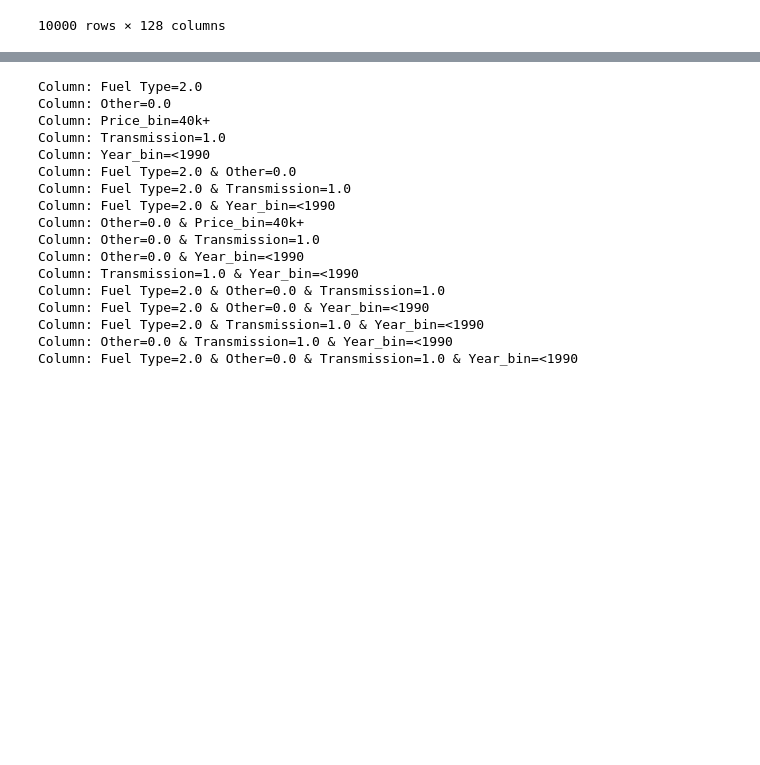
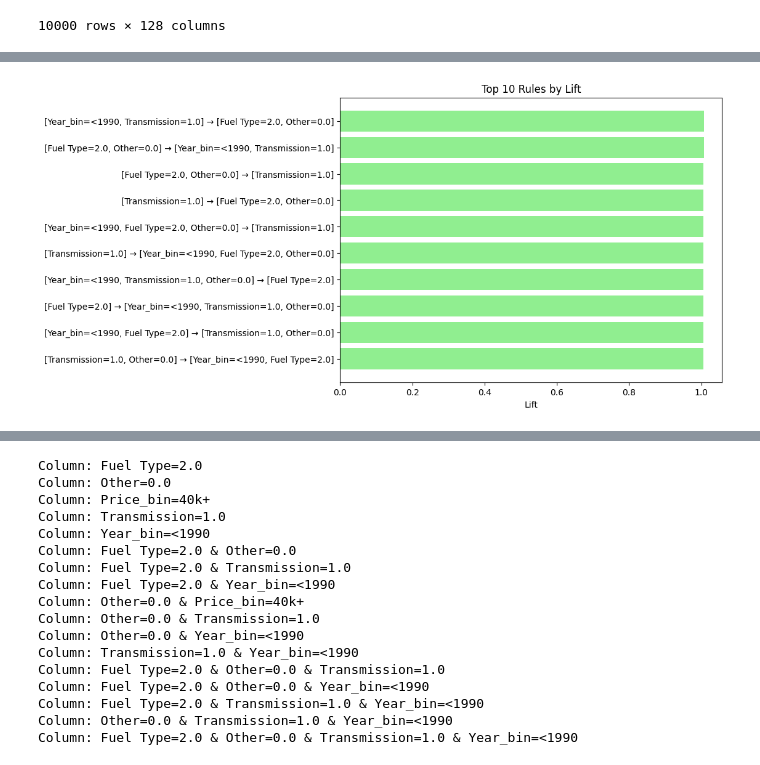
Before and after one commit to dodsoneatwit/AssociationRuleMiningWithLLMs, a Jupyter notebook: lib/src/elijah_rule_mining_analysis.ipynb, the cells around one changed output, grey strips where cells are left out. Cells and saved outputs as stored; diff of their text form; code cells hidden in the pictures; blank space fills up the shorter version.

```diff
--- a/lib/src/rule_mining_analysis.ipynb
+++ b/lib/src/elijah_rule_mining_analysis.ipynb
@@ -200,0 +235,20 @@ frequent_itemsets
+# %%
+top_n = 10
+top_rules = rules.nlargest(top_n, 'lift').copy()
+
+def rule_to_str(row):
+    # antecedents/consequents are usually frozensets
+    antecedent_str = ', '.join(list(row['antecedents']))
+    consequent_str = ', '.join(list(row['consequents']))
+    return f"[{antecedent_str}] → [{consequent_str}]"
+
+top_rules['rule_str'] = top_rules.apply(rule_to_str, axis=1)
+
+plt.figure(figsize=(8, 6))
+plt.barh(top_rules['rule_str'], top_rules['lift'], color='lightgreen')
+plt.gca().invert_yaxis()
+plt.xlabel('Lift')
+plt.title(f'Top {top_n} Rules by Lift')
+plt.show()
+# %% [output]
+[figure, added]
```
Also changed, not shown: parts of 8 cells of this notebook, 5 other files.
